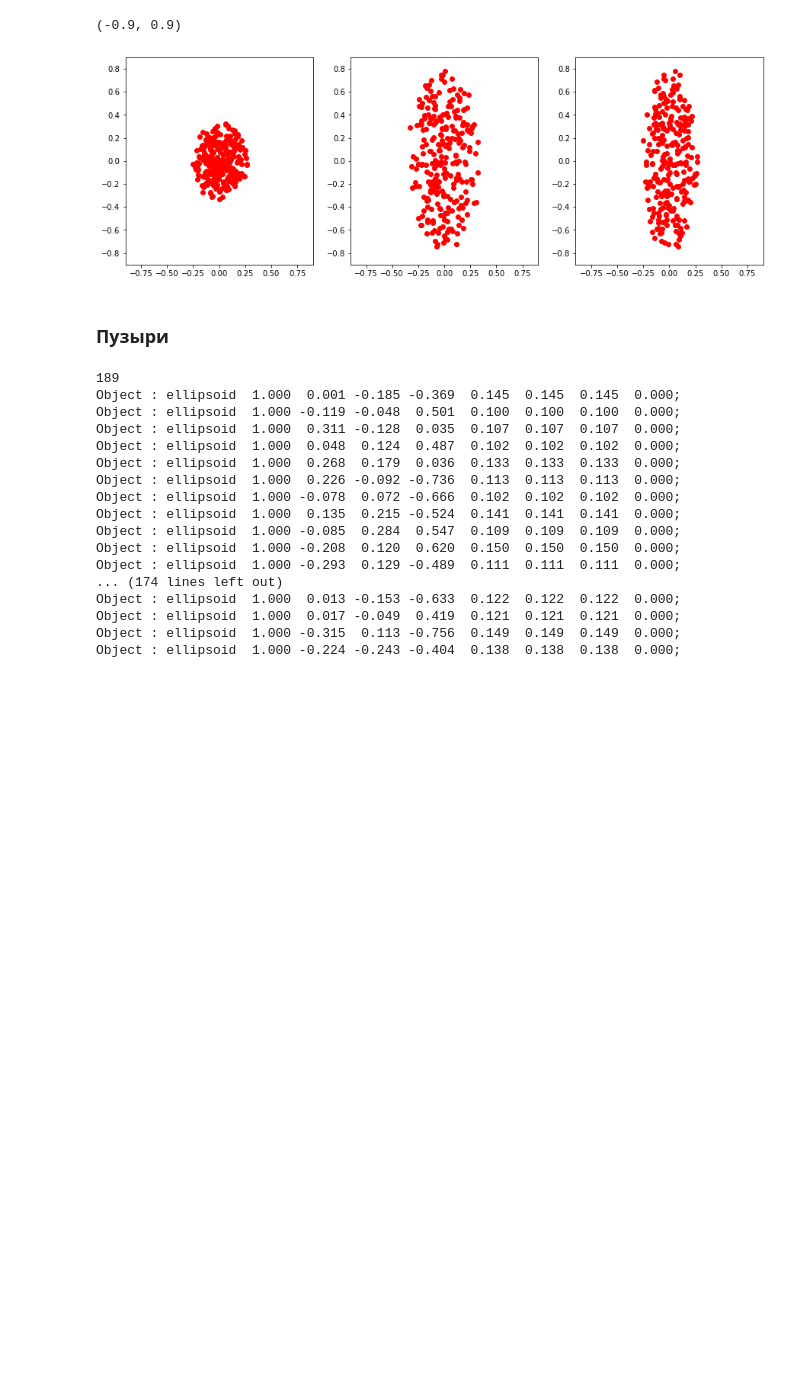
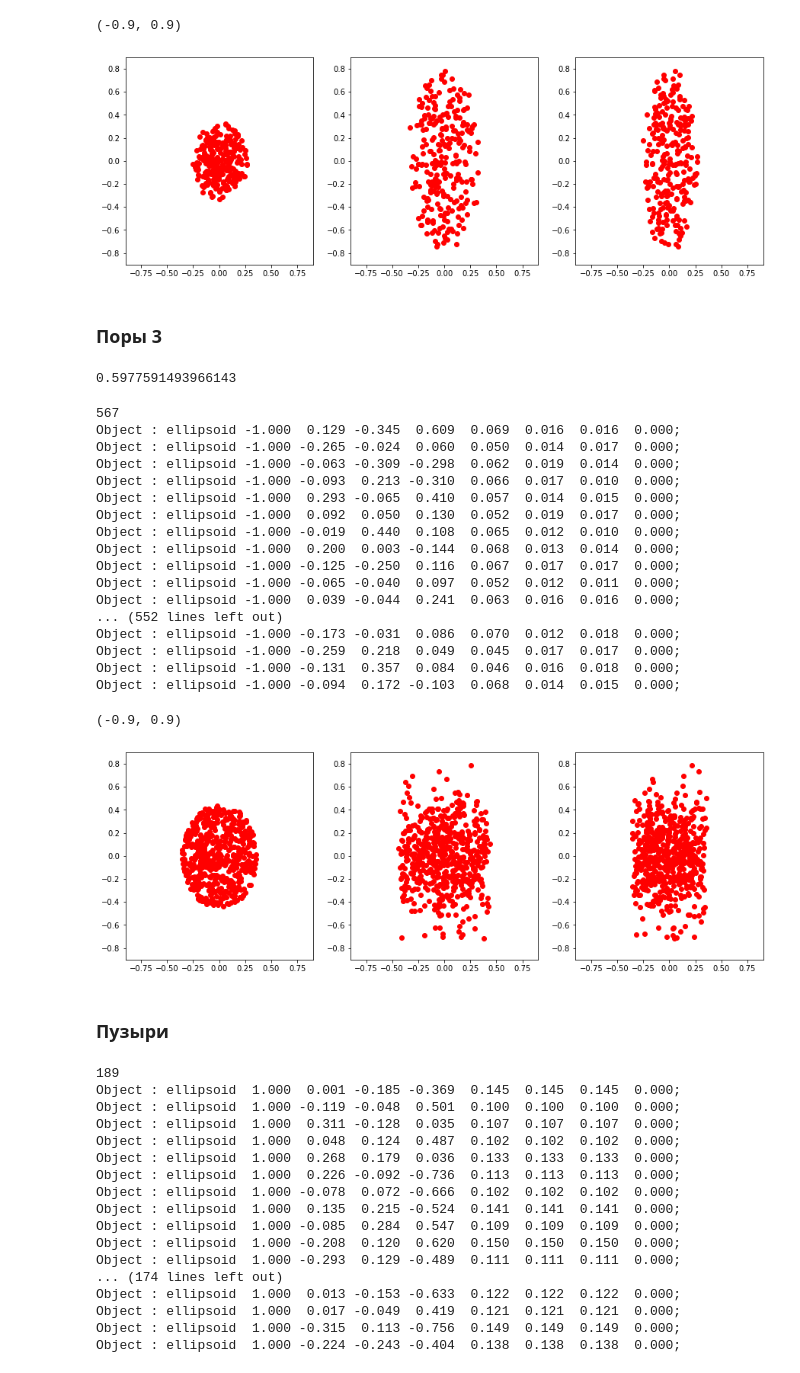
Before and after one commit to egor79k/stacked-tomoscan-gen, a Jupyter notebook: demos/model_generator.ipynb, the cells around one changed output. Drawn from its saved outputs; the diff is of its cells as text; code cells hidden in the pictures; blank space fills up the shorter version.

Commit message:
Pores_2 model added

```diff
--- a/demos/model_generator.ipynb
+++ b/demos/model_generator.ipynb
@@ -354,6 +330,72 @@ Object : ellipsoid -1.000 -0.013 -0.075 -0.118  0.011  0.022  0.012 48.380 67.04
 Object : ellipsoid -1.000 -0.166  0.133 -0.481  0.024  0.021  0.028 88.961 14.985 50.872;
 (-0.9, 0.9)
 [figure]
+# %% [markdown]
+### Поры 3
+# %%
+np.max(np.random.normal(0.0, 0.9 / 3, size=(200)))
+# %% [output]
+0.5977591493966143
+# %%
+mean = 0
+radius = 0.9
+size = 700
+scale = (0.4, 0.5, 0.9)
+
+# Generate positions
+arr = np.random.uniform(-radius, radius, size=(size, 2))
+arr = np.hstack((arr, np.random.normal(0, radius / 3, size=(size, 1))))
+
+# Cut outlayers
+arr = arr[np.sum(arr[:,:2] * arr[:,:2], axis=1) < radius * radius]
+
+# Scale axis
+arr[:,:3] *= scale
+
+intens = -np.ones((arr.shape[0], 1))
+sizes = np.hstack((np.random.uniform(0.04, 0.07, size=(arr.shape[0], 1)),
+                   np.random.uniform(0.01, 0.02, size=(arr.shape[0], 1)),
+                   np.random.uniform(0.01, 0.02, size=(arr.shape[0], 1)),))
+# angles = np.random.uniform(0, 90, size=(arr.shape[0], 3))
+angles = np.zeros((arr.shape[0], 1))
+
+# Print
+print(arr.shape[0])
+print_model(np.hstack((intens, arr, sizes, angles)), 'ellipsoid')
+
+plt.figure(figsize=(15, 5))
+plt.subplot(131)
+plt.plot(arr[:,0], arr[:,1], 'ro')
+plt.xlim((-radius, radius))
+plt.ylim((-radius, radius))
+plt.subplot(132)
+plt.plot(arr[:,1], arr[:,2], 'ro')
+plt.xlim((-radius, radius))
+plt.ylim((-radius, radius))
+plt.subplot(133)
+plt.plot(arr[:,0], arr[:,2], 'ro')
+plt.xlim((-radius, radius))
+plt.ylim((-radius, radius))
+# %% [output]
+567
+Object : ellipsoid -1.000  0.129 -0.345  0.609  0.069  0.016  0.016  0.000;
+Object : ellipsoid -1.000 -0.265 -0.024  0.060  0.050  0.014  0.017  0.000;
+Object : ellipsoid -1.000 -0.063 -0.309 -0.298  0.062  0.019  0.014  0.000;
+Object : ellipsoid -1.000 -0.093  0.213 -0.310  0.066  0.017  0.010  0.000;
+Object : ellipsoid -1.000  0.293 -0.065  0.410  0.057  0.014  0.015  0.000;
+Object : ellipsoid -1.000  0.092  0.050  0.130  0.052  0.019  0.017  0.000;
+Object : ellipsoid -1.000 -0.019  0.440  0.108  0.065  0.012  0.010  0.000;
+Object : ellipsoid -1.000  0.200  0.003 -0.144  0.068  0.013  0.014  0.000;
+Object : ellipsoid -1.000 -0.125 -0.250  0.116  0.067  0.017  0.017  0.000;
+Object : ellipsoid -1.000 -0.065 -0.040  0.097  0.052  0.012  0.011  0.000;
+Object : ellipsoid -1.000  0.039 -0.044  0.241  0.063  0.016  0.016  0.000;
+... (552 lines left out)
+Object : ellipsoid -1.000 -0.173 -0.031  0.086  0.070  0.012  0.018  0.000;
+Object : ellipsoid -1.000 -0.259  0.218  0.049  0.045  0.017  0.017  0.000;
+Object : ellipsoid -1.000 -0.131  0.357  0.084  0.046  0.016  0.018  0.000;
+Object : ellipsoid -1.000 -0.094  0.172 -0.103  0.068  0.014  0.015  0.000;
+(-0.9, 0.9)
+[figure, added]
 # %% [markdown]
 ### Пузыри
 # %%
```
Also changed, not shown: parts of 3 cells of this notebook, 2 other files.
